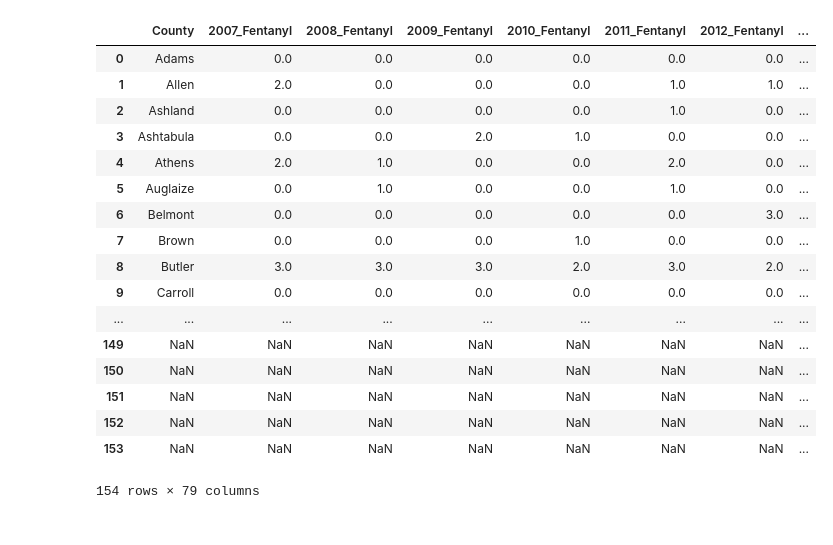
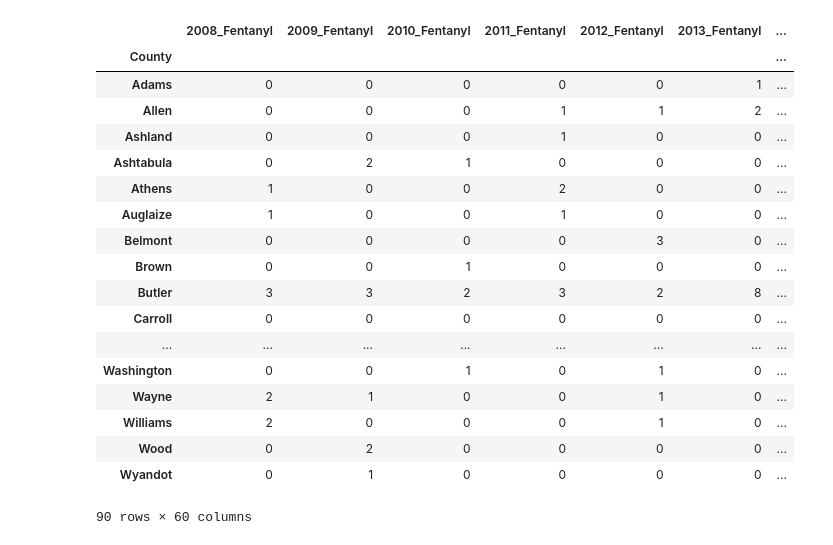
Before and after one commit to mervinator/project1group3, a Jupyter notebook: Project 1_PH/Death_Total_PH.ipynb, the cells around one changed output. Saved outputs shown, nothing was run; the diff lists cells and outputs as text; code cells hidden in the pictures.

```diff
--- a/Project 1_PH/Death_Total_PH.ipynb
+++ b/Project 1_PH/Death_Total_PH.ipynb
@@ -17,7 +17,7 @@ opiates_df = pd.read_csv(opiates_csv)
 other_opioids_df = pd.read_csv(other_opioids_csv)
 prescription_df = pd.read_csv(prescription_csv)
 # %%
-#Merge the DataFrames together based on the Dates they share
+#Merge the DataFrames together based on County
 merge1_df = pd.merge(fentanyl_df, heroin_df, on='County', suffixes=('_Fentanyl', '_Heroin'))
 
 merge2_df = pd.merge(merge1_df, methadone_df, on='County')
@@ -54,49 +54,60 @@ merge4_df = pd.merge(merge3_df, other_opioids_df, on='County')
 merge4_df = merge4_df.rename(columns={"2007":"2007_Other_Opioids",
                                       "2008":"2008_Other_Opioids",
                                       "2009":"2009_Other_Opioids",
                                       "2010":"2010_Other_Opioids",
                                       "2011":"2011_Other_Opioids",
                                       "2012":"2012_Other_Opioids",
                                       "2013":"2013_Other_Opioids",
                                       "2014":"2014_Other_Opioids",
                                       "2015":"2015_Other_Opioids",
                                       "2016":"2016_Other_Opioids",
                                       "2017":"2017_Other_Opioids",
                                       "2018 **":"2018**_Other_Opioids",
                                       "2019 **":"2019**_Other_Opioids"})
 
 merge5_df = pd.merge(merge4_df, prescription_df, on='County')
-total_death_count_df = merge5_df.rename(columns={"2007":"2007_Prescription",
+merge5_df = merge5_df.rename(columns={"2007":"2007_Prescription",
                                       "2008":"2008_Prescription",
                                       "2009":"2009_Prescription",
                                       "2010":"2010_Prescription",
                                       "2011":"2011_Prescription",
                                       "2012":"2012_Prescription",
                                       "2013":"2013_Prescription",
                                       "2014":"2014_Prescription",
                                       "2015":"2015_Prescription",
                                       "2016":"2016_Prescription",
                                       "2017":"2017_Prescription",
                                       "2018 **":"2018**_Prescription",
                                       "2019 **":"2019**_Prescription"})
 
+merge5_df.columns
+
+total_death_count_df = merge5_df.drop(columns=['2007_Fentanyl', '2018 **_Fentanyl', '2019 **_Fentanyl',
+                                   '2007_Heroin', '2018 **_Heroin', '2019 **_Heroin',
+                                   '2007_Methadone', '2018**_Methadone', '2019**_Methadone',
+                                   '2007_Opiates', '2018**_Opiates', '2019**_Opiates',
+                                   '2007_Other_Opioids', '2018**_Other_Opioids', '2019**_Other_Opioids',
+                                   '2007_Prescription', '2018**_Prescription', '2019**_Prescription'])
+
+total_death_count_df = total_death_count_df.set_index(['County'])
 total_death_count_df
 # %% [output]
-|  | County | 2007_Fentanyl | 2008_Fentanyl | 2009_Fentanyl | 2010_Fentanyl | 2011_Fentanyl | 2012_Fentanyl | ... |
-| 0 | Adams | 0.0 | 0.0 | 0.0 | 0.0 | 0.0 | 0.0 | ... |
-| 1 | Allen | 2.0 | 0.0 | 0.0 | 0.0 | 1.0 | 1.0 | ... |
-| 2 | Ashland | 0.0 | 0.0 | 0.0 | 0.0 | 1.0 | 0.0 | ... |
-| 3 | Ashtabula | 0.0 | 0.0 | 2.0 | 1.0 | 0.0 | 0.0 | ... |
-| 4 | Athens | 2.0 | 1.0 | 0.0 | 0.0 | 2.0 | 0.0 | ... |
-| 5 | Auglaize | 0.0 | 1.0 | 0.0 | 0.0 | 1.0 | 0.0 | ... |
-| 6 | Belmont | 0.0 | 0.0 | 0.0 | 0.0 | 0.0 | 3.0 | ... |
-| 7 | Brown | 0.0 | 0.0 | 0.0 | 1.0 | 0.0 | 0.0 | ... |
-| 8 | Butler | 3.0 | 3.0 | 3.0 | 2.0 | 3.0 | 2.0 | ... |
-| 9 | Carroll | 0.0 | 0.0 | 0.0 | 0.0 | 0.0 | 0.0 | ... |
-| ... | ... | ... | ... | ... | ... | ... | ... | ... |
-| 149 | NaN | NaN | NaN | NaN | NaN | NaN | NaN | ... |
-| 150 | NaN | NaN | NaN | NaN | NaN | NaN | NaN | ... |
-| 151 | NaN | NaN | NaN | NaN | NaN | NaN | NaN | ... |
-| 152 | NaN | NaN | NaN | NaN | NaN | NaN | NaN | ... |
-| 153 | NaN | NaN | NaN | NaN | NaN | NaN | NaN | ... |
+|  | 2008_Fentanyl | 2009_Fentanyl | 2010_Fentanyl | 2011_Fentanyl | 2012_Fentanyl | 2013_Fentanyl | ... |
+| County |  |  |  |  |  |  | ... |
+| Adams | 0 | 0 | 0 | 0 | 0 | 1 | ... |
+| Allen | 0 | 0 | 0 | 1 | 1 | 2 | ... |
+| Ashland | 0 | 0 | 0 | 1 | 0 | 0 | ... |
+| Ashtabula | 0 | 2 | 1 | 0 | 0 | 0 | ... |
+| Athens | 1 | 0 | 0 | 2 | 0 | 0 | ... |
+| Auglaize | 1 | 0 | 0 | 1 | 0 | 0 | ... |
+| Belmont | 0 | 0 | 0 | 0 | 3 | 0 | ... |
+| Brown | 0 | 0 | 1 | 0 | 0 | 0 | ... |
+| Butler | 3 | 3 | 2 | 3 | 2 | 8 | ... |
+| Carroll | 0 | 0 | 0 | 0 | 0 | 0 | ... |
+| ... | ... | ... | ... | ... | ... | ... | ... |
+| Washington | 0 | 0 | 1 | 0 | 1 | 0 | ... |
+| Wayne | 2 | 1 | 0 | 0 | 1 | 0 | ... |
+| Williams | 2 | 0 | 0 | 0 | 1 | 0 | ... |
+| Wood | 0 | 2 | 0 | 0 | 0 | 0 | ... |
+| Wyandot | 0 | 1 | 0 | 0 | 0 | 0 | ... |
-154 rows × 79 columns
+90 rows × 60 columns
```
Also changed, not shown: parts of 5 cells of this notebook, 7 other files.
